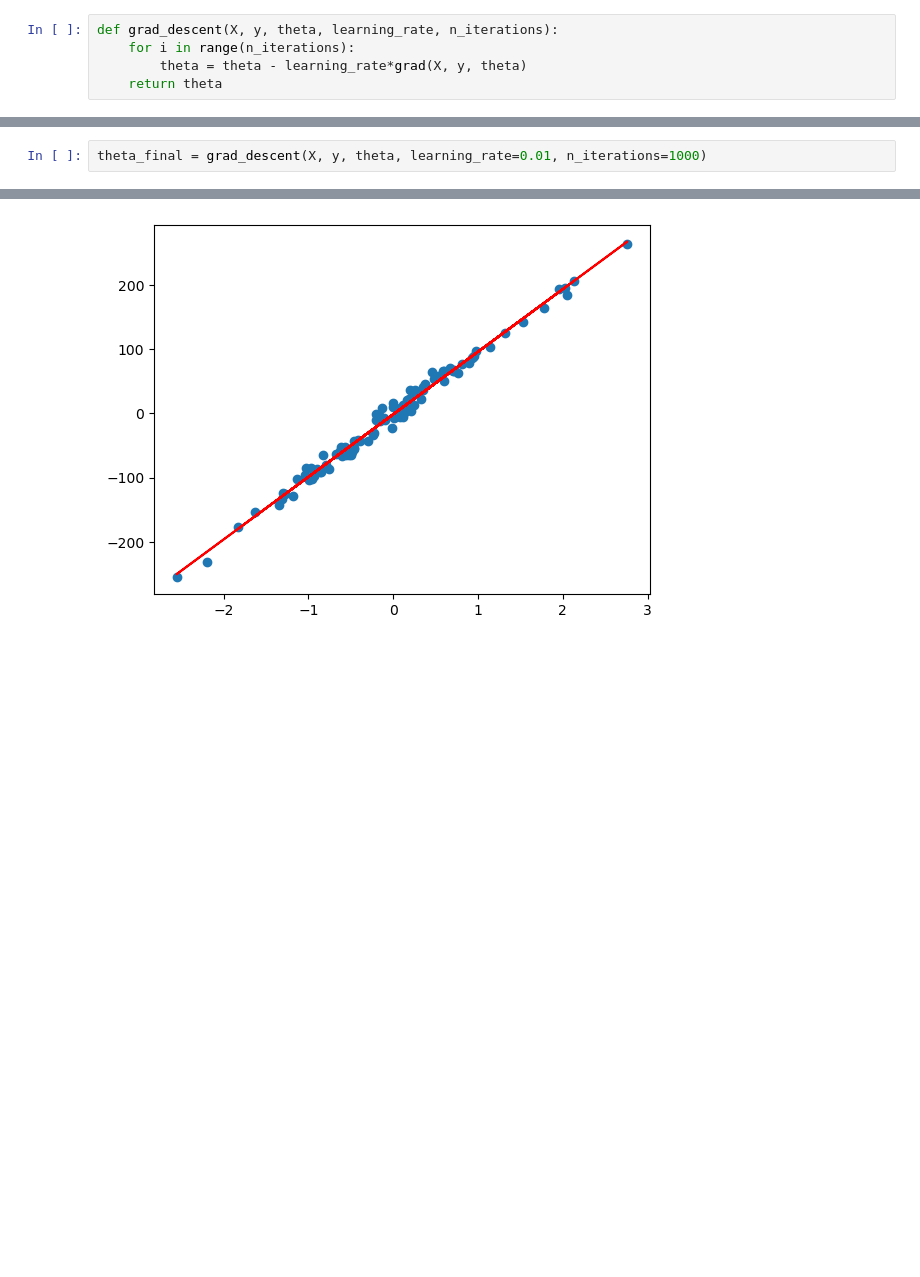
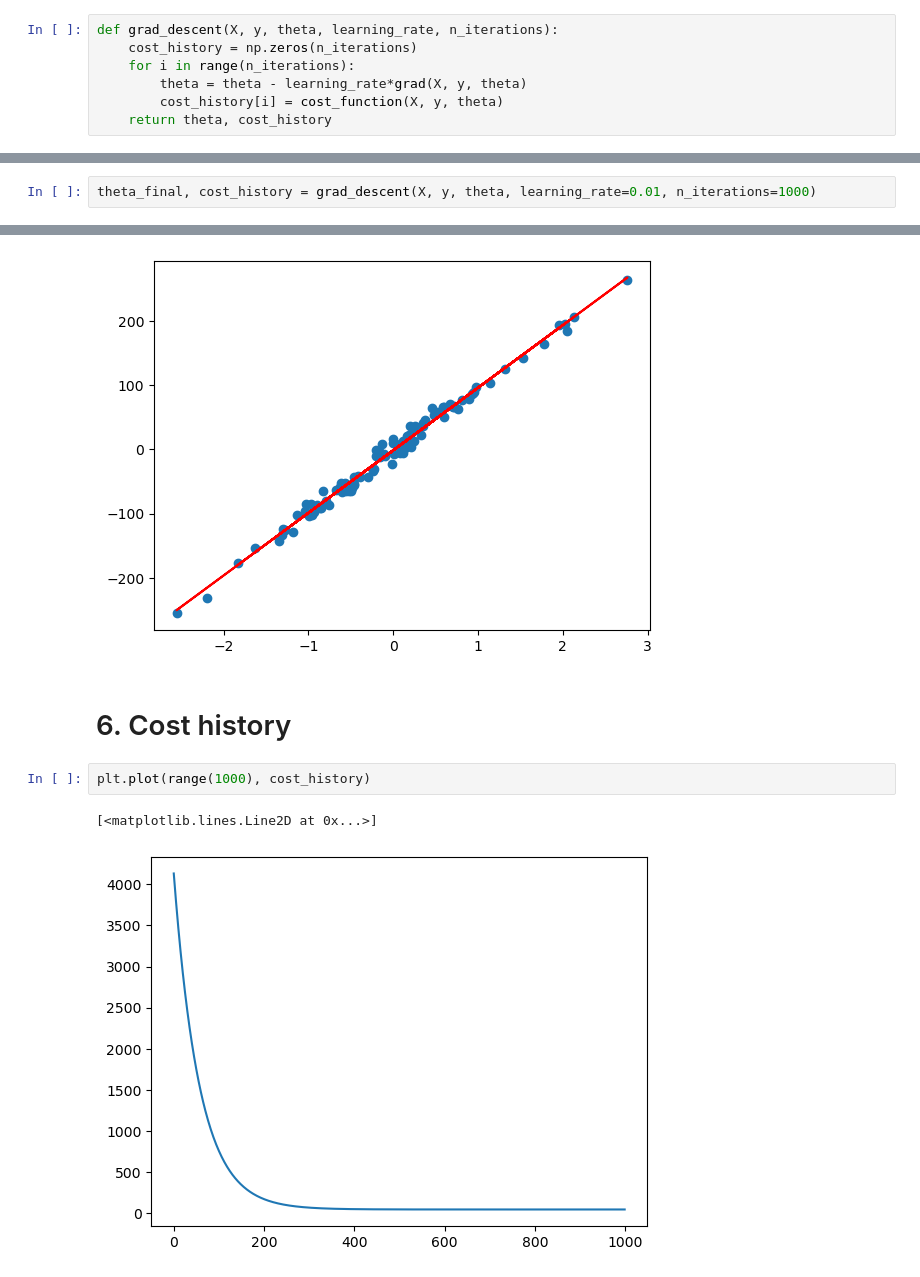
Before and after one commit to Oulayabk/Learning, a Jupyter notebook: Learning 1.ipynb, the cells around one changed output, grey strips where cells are left out. Saved outputs shown, nothing was run; the diff lists cells and outputs as text; blank space fills up the shorter version.

Commit message:
add cost history and coef determination

```diff
--- a/Learning 1.ipynb
+++ b/Learning 1.ipynb
@@ -71,13 +71,15 @@ def grad(X, y, theta):
     return 1/m * X.T.dot(model(X, theta) - y)
 # %%
 def grad_descent(X, y, theta, learning_rate, n_iterations):
+    cost_history = np.zeros(n_iterations)
     for i in range(n_iterations):
         theta = theta - learning_rate*grad(X, y, theta)
-    return theta
+        cost_history[i] = cost_function(X, y, theta)
+    return theta, cost_history
 # %% [markdown]
 ## 5. model training
 # %%
-theta_final = grad_descent(X, y, theta, learning_rate=0.01, n_iterations=1000)
+theta_final, cost_history = grad_descent(X, y, theta, learning_rate=0.01, n_iterations=1000)
 # %%
 theta_final
 # %% [output]
@@ -96,3 +98,10 @@ plt.plot(x, predictions, c='r')
 # %% [output]
 [<matplotlib.lines.Line2D at 0x...>]
 [figure]
+# %% [markdown]
+# 6. Cost history
+# %%
+plt.plot(range(1000), cost_history)
+# %% [output]
+[<matplotlib.lines.Line2D at 0x...>]
+[figure, added]
```
Also changed, not shown: parts of 4 cells of this notebook.
